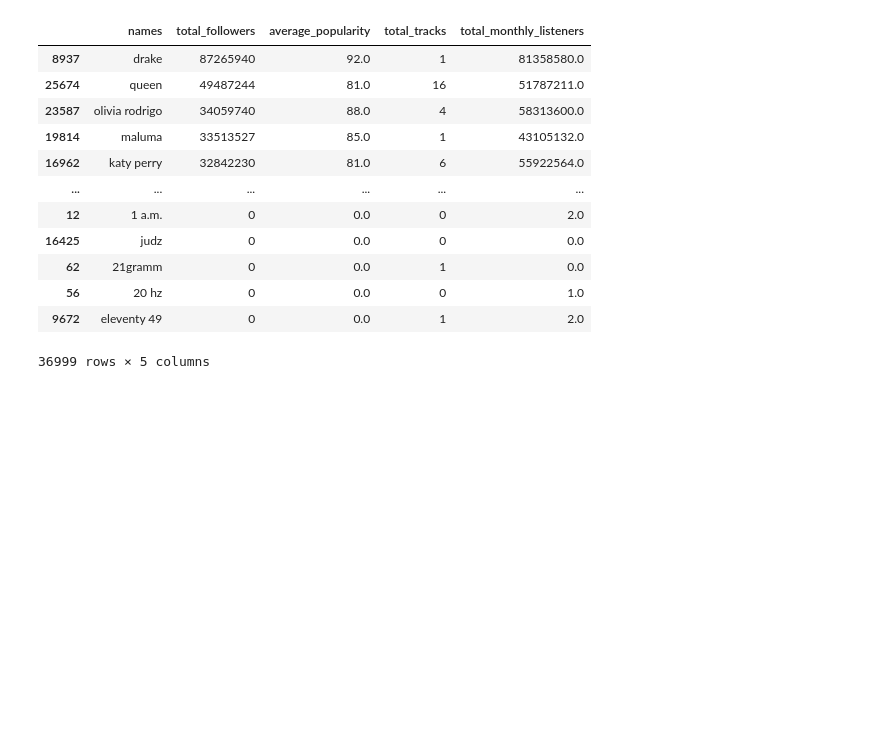
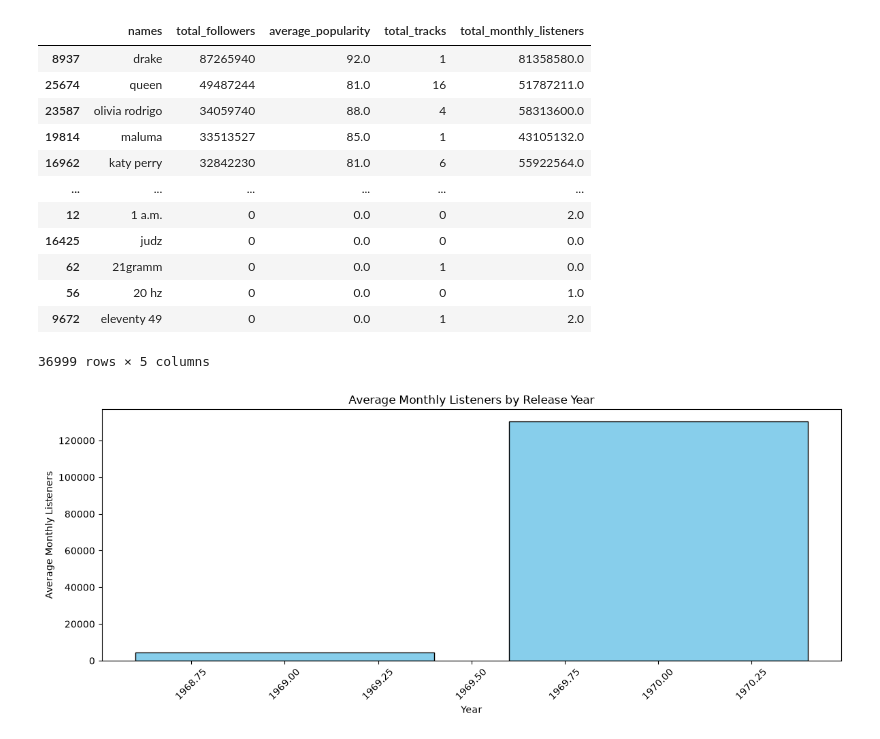
Before and after one commit to pavanmoolya57-ship-it/4SF25CI106_3B, a Jupyter notebook: project.ipynb/projectt1.ipynb/cie/cie.ipynb, the cells around one changed output. Saved outputs shown, nothing was run; the diff lists cells and outputs as text; code cells hidden in the pictures; blank space fills up the shorter version.

```diff
--- a/project.ipynb/projectt1.ipynb/cie/cie.ipynb
+++ b/project.ipynb/projectt1.ipynb/cie/cie.ipynb
@@ -177,0 +183,15 @@ display(artist_summary.sort_values("total_followers", ascending=False))
+# %%
+year_data = df.groupby("year")["monthly_listeners"].mean()
+
+plt.figure(figsize=(12, 5))
+plt.bar(year_data.index, year_data.values, color="skyblue",
+        edgecolor="black")
+
+plt.title("Average Monthly Listeners by Release Year")
+plt.xlabel("Year")
+plt.ylabel("Average Monthly Listeners")
+plt.xticks(rotation=45)
+plt.tight_layout()
+plt.show()
+# %% [output]
+[figure, added]
```
Also changed, not shown: parts of 2 cells of this notebook.
